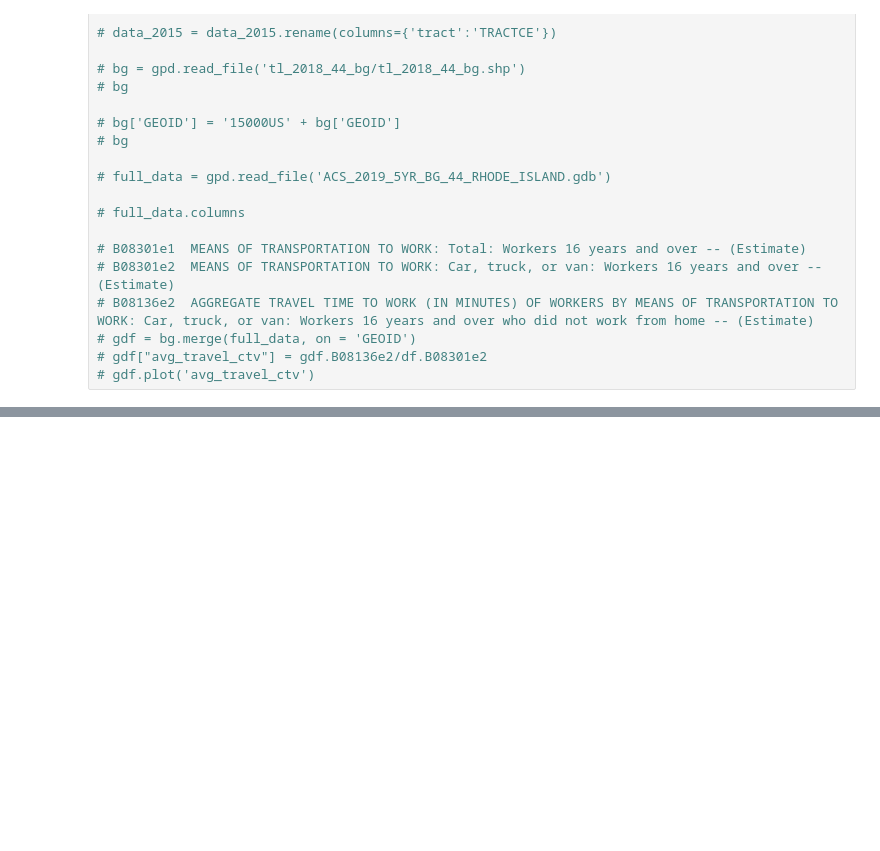
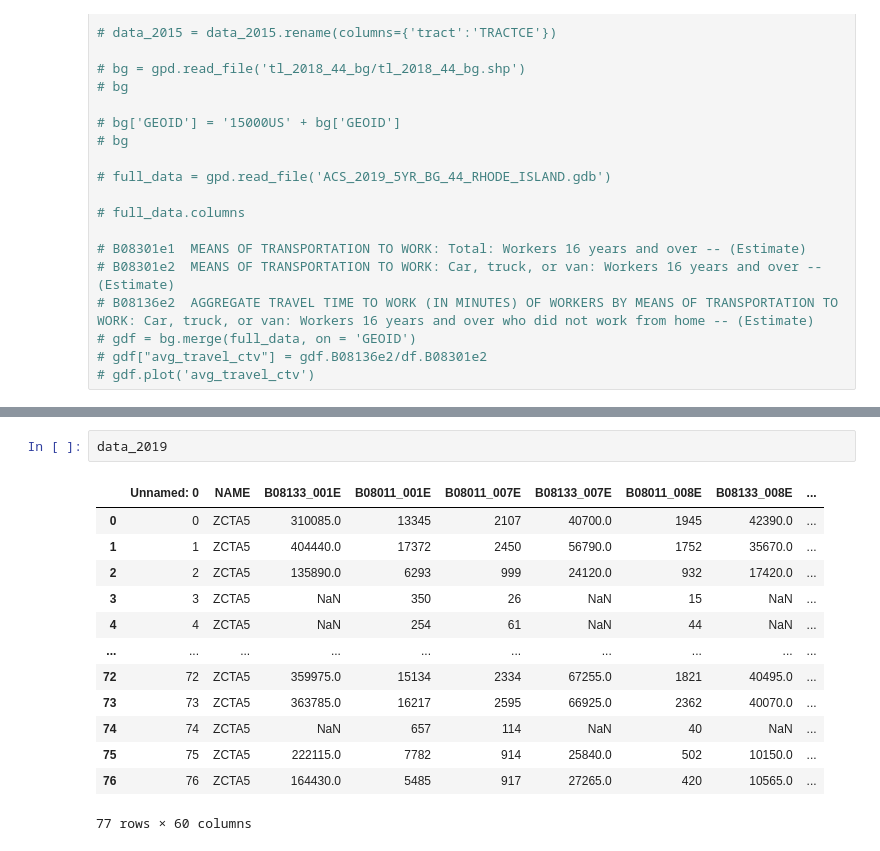
Before and after one commit to hochru557/po524-parking, a Jupyter notebook: census_api.ipynb, the cells around one changed output, grey strips where cells are left out. Drawn from its saved outputs; the diff is of its cells as text; blank space fills up the shorter version.

```diff
--- a/census_api.ipynb
+++ b/census_api.ipynb
@@ -454,0 +452,16 @@ Average Travel Time to Work, Public Transportation: = 44.765692800511935
+# %%
+data_2019
+# %% [output]
+|  | Unnamed: 0 | NAME | B08133_001E | B08011_001E | B08011_007E | B08133_007E | B08011_008E | B08133_008E | ... |
+| 0 | 0 | ZCTA5 | 310085.0 | 13345 | 2107 | 40700.0 | 1945 | 42390.0 | ... |
+| 1 | 1 | ZCTA5 | 404440.0 | 17372 | 2450 | 56790.0 | 1752 | 35670.0 | ... |
+| 2 | 2 | ZCTA5 | 135890.0 | 6293 | 999 | 24120.0 | 932 | 17420.0 | ... |
+| 3 | 3 | ZCTA5 | NaN | 350 | 26 | NaN | 15 | NaN | ... |
+| 4 | 4 | ZCTA5 | NaN | 254 | 61 | NaN | 44 | NaN | ... |
+| ... | ... | ... | ... | ... | ... | ... | ... | ... | ... |
+| 72 | 72 | ZCTA5 | 359975.0 | 15134 | 2334 | 67255.0 | 1821 | 40495.0 | ... |
+| 73 | 73 | ZCTA5 | 363785.0 | 16217 | 2595 | 66925.0 | 2362 | 40070.0 | ... |
+| 74 | 74 | ZCTA5 | NaN | 657 | 114 | NaN | 40 | NaN | ... |
+| 75 | 75 | ZCTA5 | 222115.0 | 7782 | 914 | 25840.0 | 502 | 10150.0 | ... |
+| 76 | 76 | ZCTA5 | 164430.0 | 5485 | 917 | 27265.0 | 420 | 10565.0 | ... |
+77 rows × 60 columns
```
Also changed, not shown: parts of 7 cells of this notebook, 5 other files.
